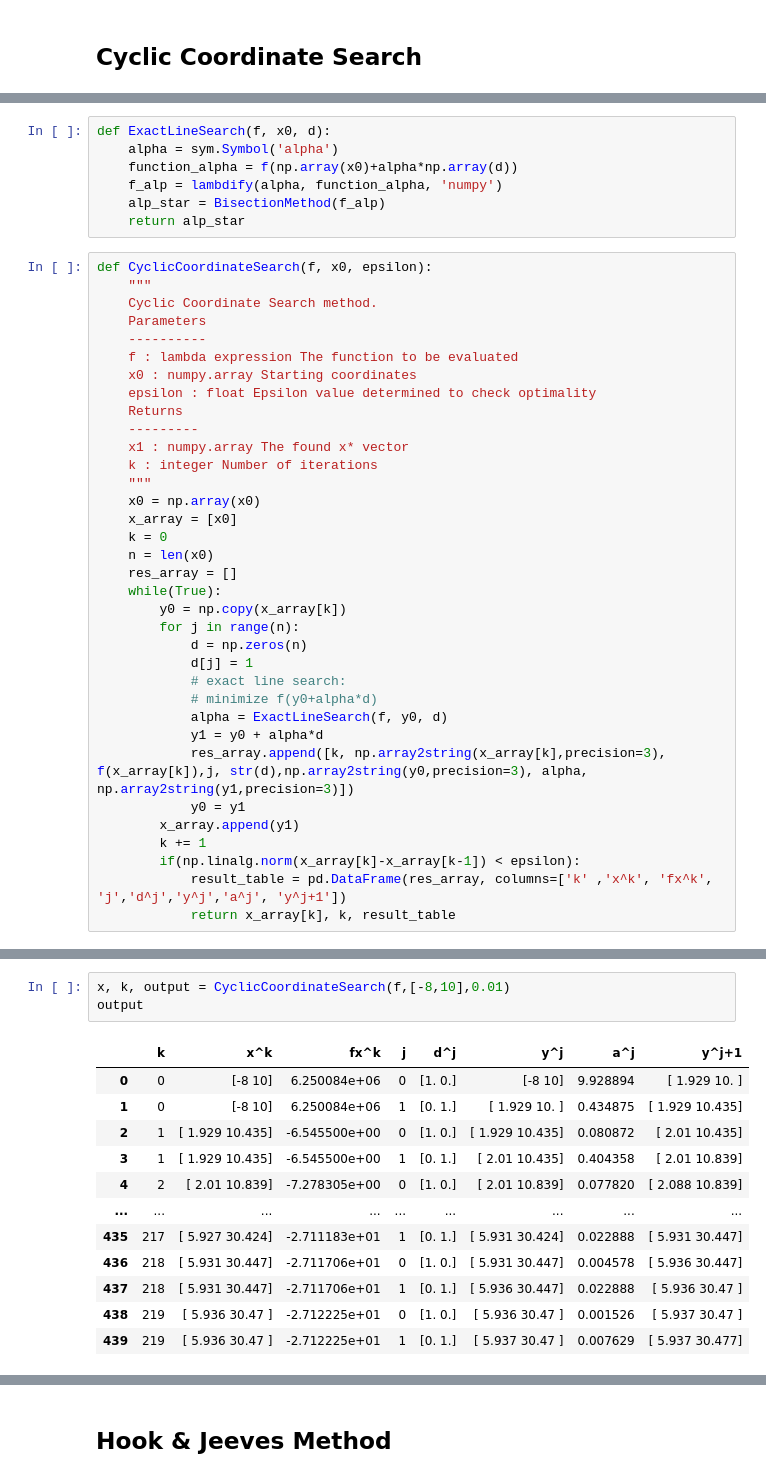
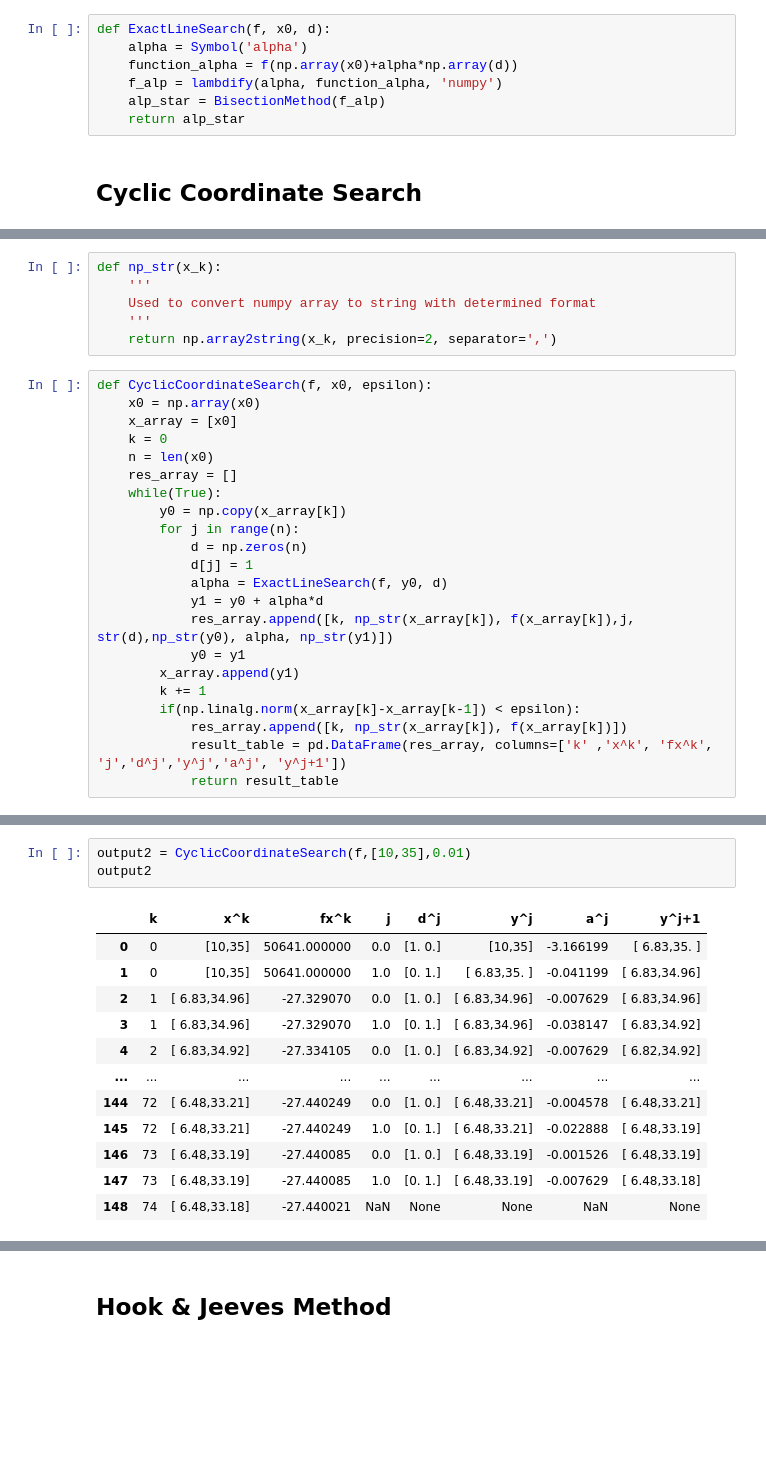
Before and after one commit to akinelden/ie440-homework3, a Jupyter notebook: HW3.ipynb, the cells around one changed output, grey strips where cells are left out. Saved outputs shown, nothing was run; the diff lists cells and outputs as text; blank space fills up the shorter version.

```diff
--- a/HW3.ipynb
+++ b/HW3.ipynb
@@ -42,2 +54,9 @@ plt.show()
+# %%
+def ExactLineSearch(f, x0, d):
+    alpha = Symbol('alpha')
+    function_alpha = f(np.array(x0)+alpha*np.array(d))
+    f_alp = lambdify(alpha, function_alpha, 'numpy')
+    alp_star = BisectionMethod(f_alp)
+    return alp_star
 # %% [markdown]
 ## Cyclic Coordinate Search
@@ -57,24 +63,11 @@ def BisectionMethod(f, a=-100,b=100,epsilon=0.005) :
-# %%
-def ExactLineSearch(f, x0, d):
-    alpha = sym.Symbol('alpha')
-    function_alpha = f(np.array(x0)+alpha*np.array(d))
-    f_alp = lambdify(alpha, function_alpha, 'numpy')
-    alp_star = BisectionMethod(f_alp)
-    return alp_star
+# %%
+def np_str(x_k):
+    '''
+    Used to convert numpy array to string with determined format
+    '''
+    return np.array2string(x_k, precision=2, separator=',')
 # %%
 def CyclicCoordinateSearch(f, x0, epsilon):
-    """
-    Cyclic Coordinate Search method.
-    Parameters
-    ----------
-    f : lambda expression The function to be evaluated
-    x0 : numpy.array Starting coordinates
-    epsilon : float Epsilon value determined to check optimality
-    Returns
-    ---------
-    x1 : numpy.array The found x* vector
-    k : integer Number of iterations
-    """
     x0 = np.array(x0)
     x_array = [x0]
     k = 0
@@ -85,14 +78,13 @@ def CyclicCoordinateSearch(f, x0, epsilon):
         for j in range(n):
             d = np.zeros(n)
             d[j] = 1
-            # exact line search:
-            # minimize f(y0+alpha*d)
             alpha = ExactLineSearch(f, y0, d)
             y1 = y0 + alpha*d
-            res_array.append([k, np.array2string(x_array[k],precision=3), f(x_array[k]),j, str(d),np.array2string(y0,precision=3), alpha, np.array2string(y1,precision=3)])
+            res_array.append([k, np_str(x_array[k]), f(x_array[k]),j, str(d),np_str(y0), alpha, np_str(y1)])
             y0 = y1
         x_array.append(y1)
         k += 1
         if(np.linalg.norm(x_array[k]-x_array[k-1]) < epsilon):
+            res_array.append([k, np_str(x_array[k]), f(x_array[k])])
             result_table = pd.DataFrame(res_array, columns=['k' ,'x^k', 'fx^k', 'j','d^j','y^j','a^j', 'y^j+1'])
-            return x_array[k], k, result_table
+            return result_table
@@ -99,16 +116,16 @@ def CyclicCoordinateSearch(f, x0, epsilon):
 # %%
-x, k, output = CyclicCoordinateSearch(f,[-8,10],0.01)
-output
+output2 = CyclicCoordinateSearch(f,[10,35],0.01)
+output2
 # %% [output]
 |  | k | x^k | fx^k | j | d^j | y^j | a^j | y^j+1 |
-| 0 | 0 | [-8 10] | 6.250084e+06 | 0 | [1. 0.] | [-8 10] | 9.928894 | [ 1.929 10. ] |
-| 1 | 0 | [-8 10] | 6.250084e+06 | 1 | [0. 1.] | [ 1.929 10. ] | 0.434875 | [ 1.929 10.435] |
-| 2 | 1 | [ 1.929 10.435] | -6.545500e+00 | 0 | [1. 0.] | [ 1.929 10.435] | 0.080872 | [ 2.01 10.435] |
-| 3 | 1 | [ 1.929 10.435] | -6.545500e+00 | 1 | [0. 1.] | [ 2.01 10.435] | 0.404358 | [ 2.01 10.839] |
-| 4 | 2 | [ 2.01 10.839] | -7.278305e+00 | 0 | [1. 0.] | [ 2.01 10.839] | 0.077820 | [ 2.088 10.839] |
+| 0 | 0 | [10,35] | 50641.000000 | 0.0 | [1. 0.] | [10,35] | -3.166199 | [ 6.83,35. ] |
+| 1 | 0 | [10,35] | 50641.000000 | 1.0 | [0. 1.] | [ 6.83,35. ] | -0.041199 | [ 6.83,34.96] |
+| 2 | 1 | [ 6.83,34.96] | -27.329070 | 0.0 | [1. 0.] | [ 6.83,34.96] | -0.007629 | [ 6.83,34.96] |
+| 3 | 1 | [ 6.83,34.96] | -27.329070 | 1.0 | [0. 1.] | [ 6.83,34.96] | -0.038147 | [ 6.83,34.92] |
+| 4 | 2 | [ 6.83,34.92] | -27.334105 | 0.0 | [1. 0.] | [ 6.83,34.92] | -0.007629 | [ 6.82,34.92] |
 | ... | ... | ... | ... | ... | ... | ... | ... | ... |
-| 435 | 217 | [ 5.927 30.424] | -2.711183e+01 | 1 | [0. 1.] | [ 5.931 30.424] | 0.022888 | [ 5.931 30.447] |
-| 436 | 218 | [ 5.931 30.447] | -2.711706e+01 | 0 | [1. 0.] | [ 5.931 30.447] | 0.004578 | [ 5.936 30.447] |
-| 437 | 218 | [ 5.931 30.447] | -2.711706e+01 | 1 | [0. 1.] | [ 5.936 30.447] | 0.022888 | [ 5.936 30.47 ] |
-| 438 | 219 | [ 5.936 30.47 ] | -2.712225e+01 | 0 | [1. 0.] | [ 5.936 30.47 ] | 0.001526 | [ 5.937 30.47 ] |
-| 439 | 219 | [ 5.936 30.47 ] | -2.712225e+01 | 1 | [0. 1.] | [ 5.937 30.47 ] | 0.007629 | [ 5.937 30.477] |
+| 144 | 72 | [ 6.48,33.21] | -27.440249 | 0.0 | [1. 0.] | [ 6.48,33.21] | -0.004578 | [ 6.48,33.21] |
+| 145 | 72 | [ 6.48,33.21] | -27.440249 | 1.0 | [0. 1.] | [ 6.48,33.21] | -0.022888 | [ 6.48,33.19] |
+| 146 | 73 | [ 6.48,33.19] | -27.440085 | 0.0 | [1. 0.] | [ 6.48,33.19] | -0.001526 | [ 6.48,33.19] |
+| 147 | 73 | [ 6.48,33.19] | -27.440085 | 1.0 | [0. 1.] | [ 6.48,33.19] | -0.007629 | [ 6.48,33.18] |
+| 148 | 74 | [ 6.48,33.18] | -27.440021 | NaN | None | None | NaN | None |
```
Also changed, not shown: parts of 11 cells of this notebook, 1 other file.
